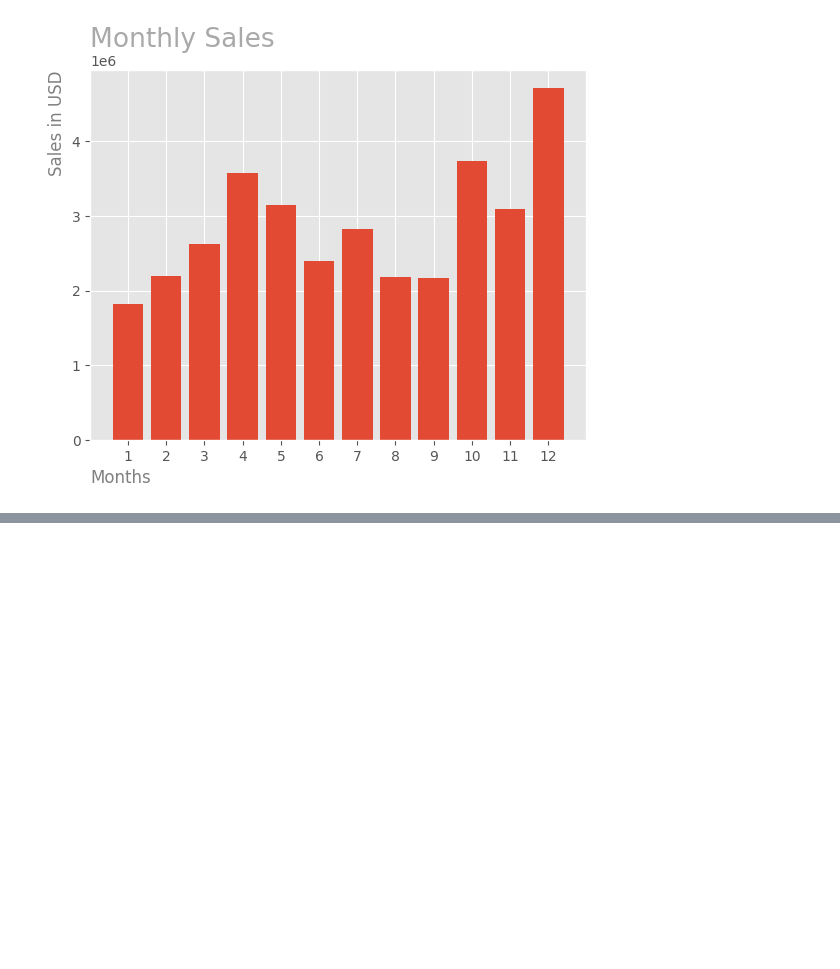
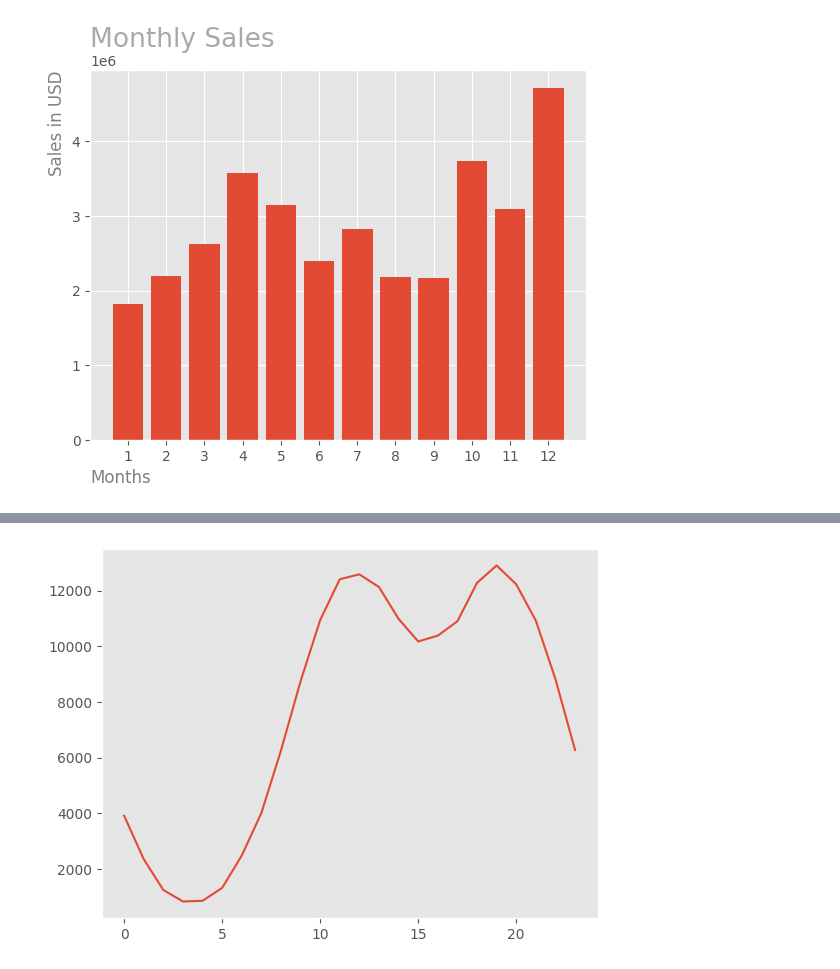
Before and after one commit to LiamFer/Data-Analysis-Projects, a Jupyter notebook: Data Analysis/Sales Analysis/sales.ipynb, the cells around one changed output, grey strips where cells are left out. Saved outputs shown, nothing was run; the diff lists cells and outputs as text; code cells hidden in the pictures; blank space fills up the shorter version.

Commit message:
Best Hour to Ad

```diff
--- a/Data Analysis/Sales Analysis/sales.ipynb
+++ b/Data Analysis/Sales Analysis/sales.ipynb
@@ -55,0 +74,6 @@ plt.xticks(rotation=45,fontsize=8)
+# %%
+# What time should we display more advertisements?
+sales['Hour'] = sales.index.hour
+plt.plot(sales.groupby("Hour")['Total Profit'].count())
+# %% [output]
+[figure, added]
```
Also changed, not shown: parts of 2 cells of this notebook.
